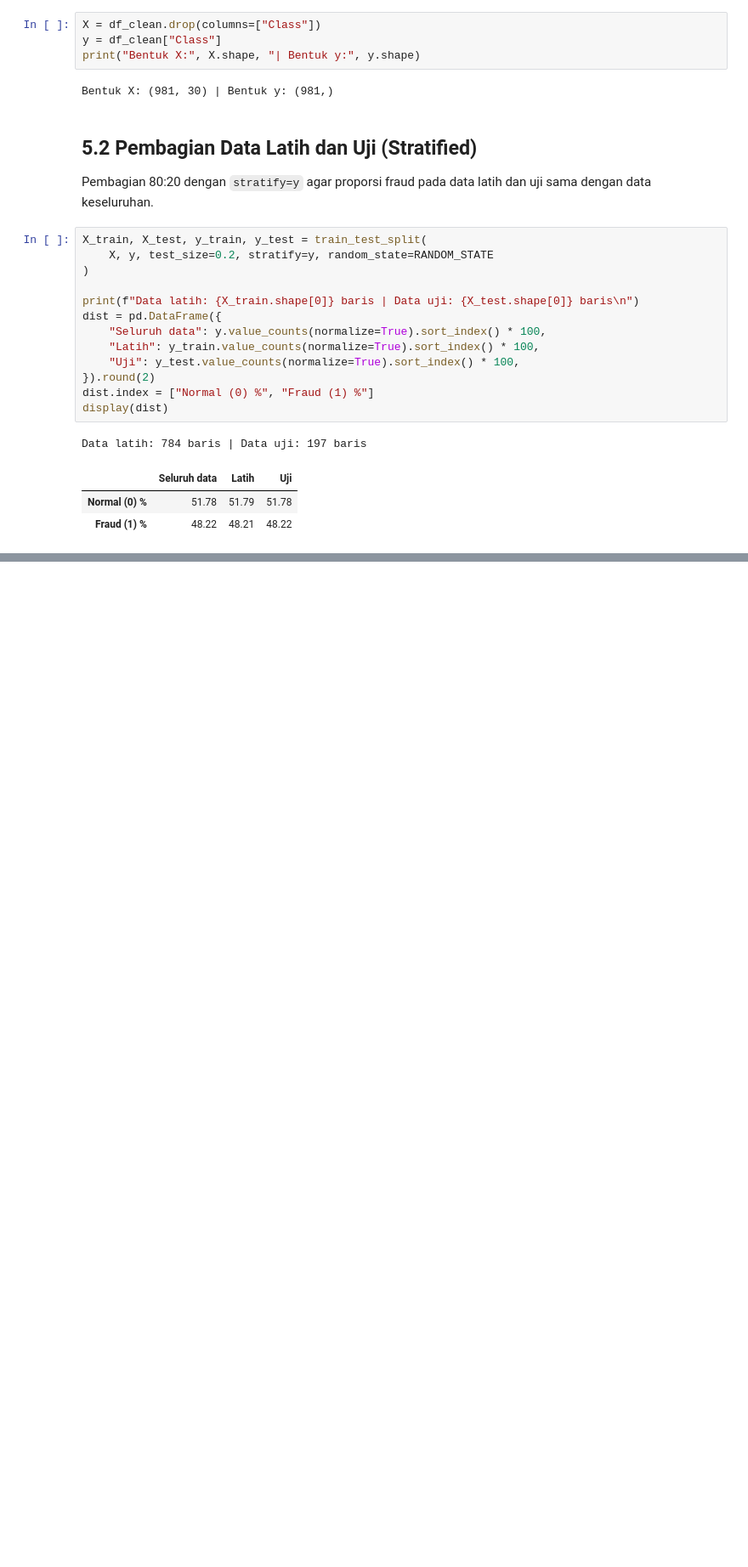
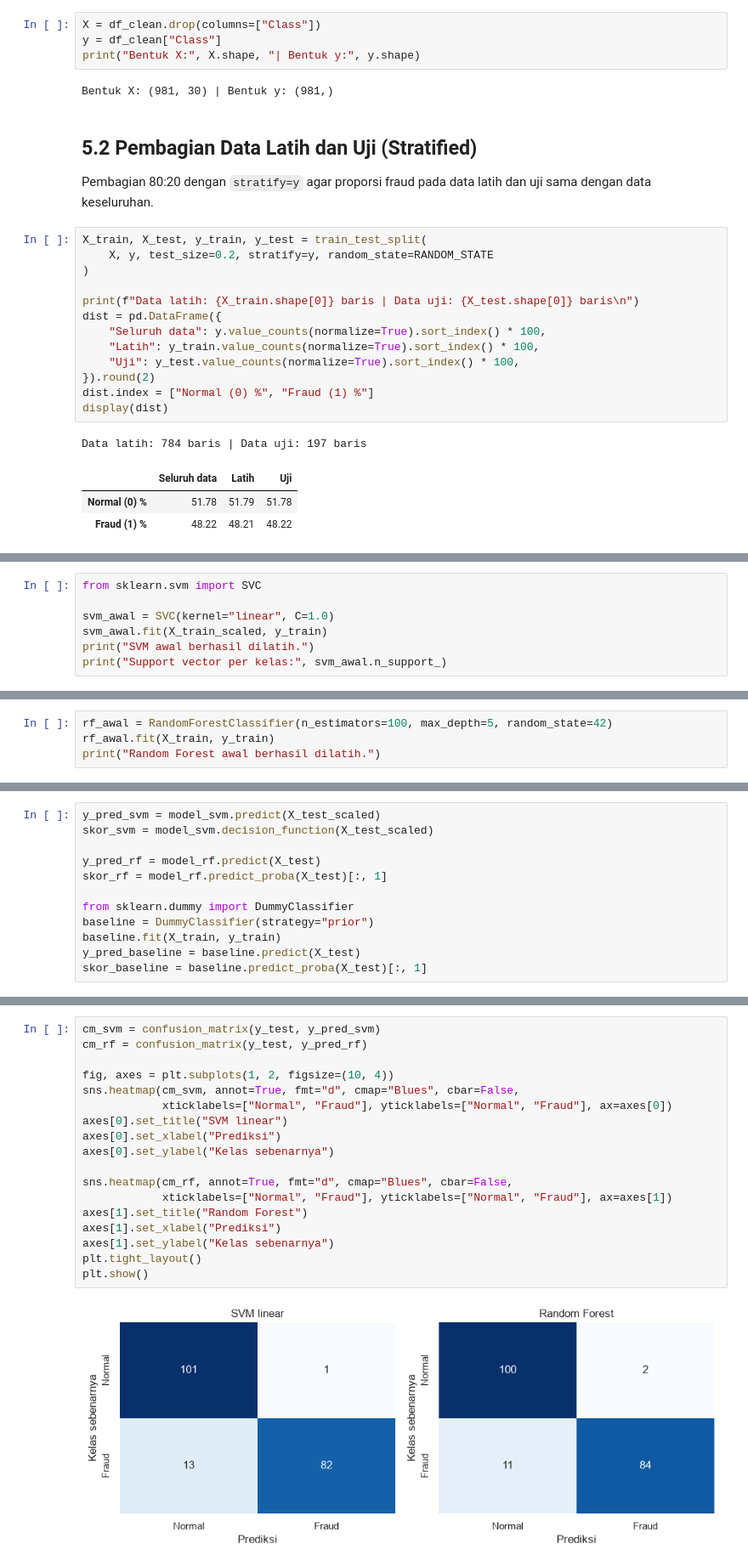
Before and after one commit to RaflinMadani/Credit-Card-Fraud-Detection, a Jupyter notebook: 03_proyek_akhir_svm_random_forest.ipynb, the cells around one changed output, grey strips where cells are left out. Shown at 85% size. Drawn from its saved outputs; the diff is of its cells as text; blank space fills up the shorter version.

```diff
--- a/03_proyek_akhir_svm_random_forest.ipynb
+++ b/03_proyek_akhir_svm_random_forest.ipynb
@@ -1313,0 +877,7 @@ Notebook menjadi satu berkas yang dijalankan berurutan sampai konklusi. Reposito
+# %%
+from sklearn.svm import SVC
+
+svm_awal = SVC(kernel="linear", C=1.0)
+svm_awal.fit(X_train_scaled, y_train)
+print("SVM awal berhasil dilatih.")
+print("Support vector per kelas:", svm_awal.n_support_)
@@ -1313,0 +887,4 @@ Notebook menjadi satu berkas yang dijalankan berurutan sampai konklusi. Reposito
+# %%
+rf_awal = RandomForestClassifier(n_estimators=100, max_depth=5, random_state=42)
+rf_awal.fit(X_train, y_train)
+print("Random Forest awal berhasil dilatih.")
@@ -1313,0 +1012,12 @@ Notebook menjadi satu berkas yang dijalankan berurutan sampai konklusi. Reposito
+# %%
+y_pred_svm = model_svm.predict(X_test_scaled)
+skor_svm = model_svm.decision_function(X_test_scaled)
+
+y_pred_rf = model_rf.predict(X_test)
+skor_rf = model_rf.predict_proba(X_test)[:, 1]
+
+from sklearn.dummy import DummyClassifier
+baseline = DummyClassifier(strategy="prior")
+baseline.fit(X_train, y_train)
+y_pred_baseline = baseline.predict(X_test)
+skor_baseline = baseline.predict_proba(X_test)[:, 1]
@@ -1313,0 +1094,20 @@ Notebook menjadi satu berkas yang dijalankan berurutan sampai konklusi. Reposito
+# %%
+cm_svm = confusion_matrix(y_test, y_pred_svm)
+cm_rf = confusion_matrix(y_test, y_pred_rf)
+
+fig, axes = plt.subplots(1, 2, figsize=(10, 4))
+sns.heatmap(cm_svm, annot=True, fmt="d", cmap="Blues", cbar=False,
+            xticklabels=["Normal", "Fraud"], yticklabels=["Normal", "Fraud"], ax=axes[0])
+axes[0].set_title("SVM linear")
+axes[0].set_xlabel("Prediksi")
+axes[0].set_ylabel("Kelas sebenarnya")
+
+sns.heatmap(cm_rf, annot=True, fmt="d", cmap="Blues", cbar=False,
+            xticklabels=["Normal", "Fraud"], yticklabels=["Normal", "Fraud"], ax=axes[1])
+axes[1].set_title("Random Forest")
+axes[1].set_xlabel("Prediksi")
+axes[1].set_ylabel("Kelas sebenarnya")
+plt.tight_layout()
+plt.show()
+# %% [output]
+[figure, added]
```
Also changed, not shown: parts of 85 cells of this notebook.
